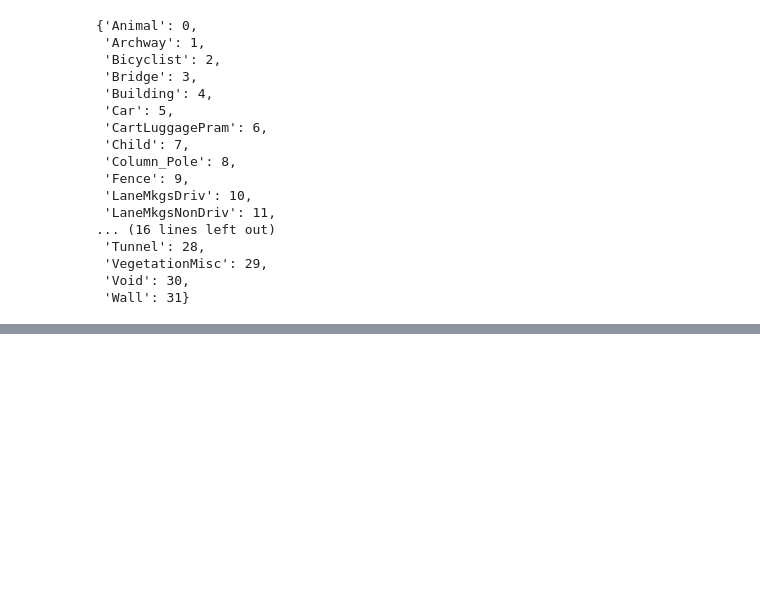
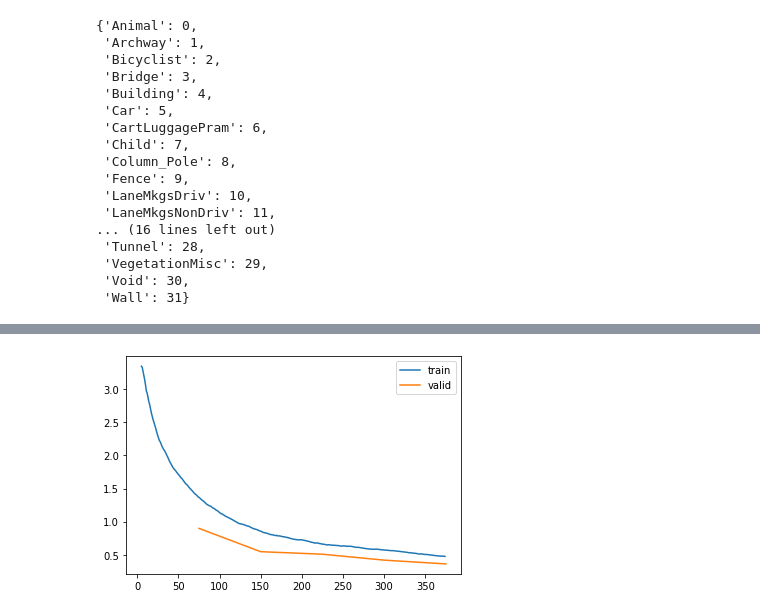
Before and after one commit to Aravinda89/multi_label_classification, a Jupyter notebook: Image_Segmentation.ipynb, the cells around one changed output, grey strips where cells are left out. Cells and saved outputs as stored; diff of their text form; code cells hidden in the pictures; blank space fills up the shorter version.

```diff
--- a/Image_Segmentation.ipynb
+++ b/Image_Segmentation.ipynb
@@ -261,0 +258,4 @@ learn.fit_flat_cos(3, slice(8.32e-03))
+# %%
+learn.recorder.plot_loss()
+# %% [output]
+[figure, added]
```
Also changed, not shown: parts of 30 cells of this notebook.
